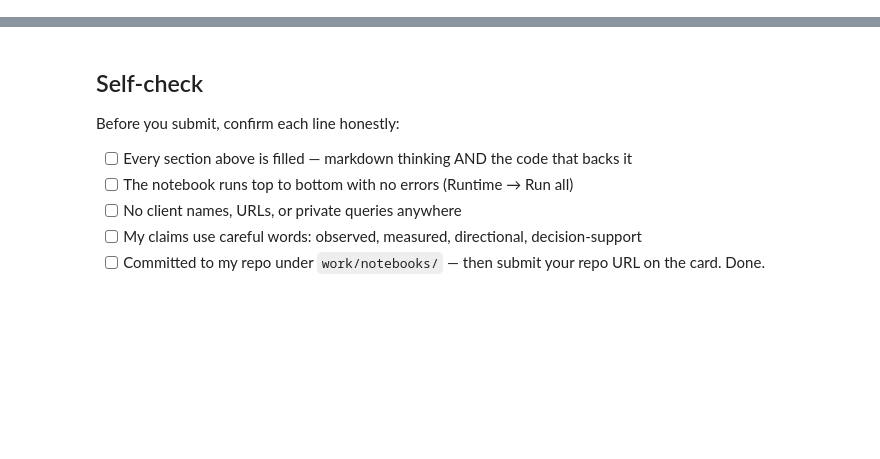
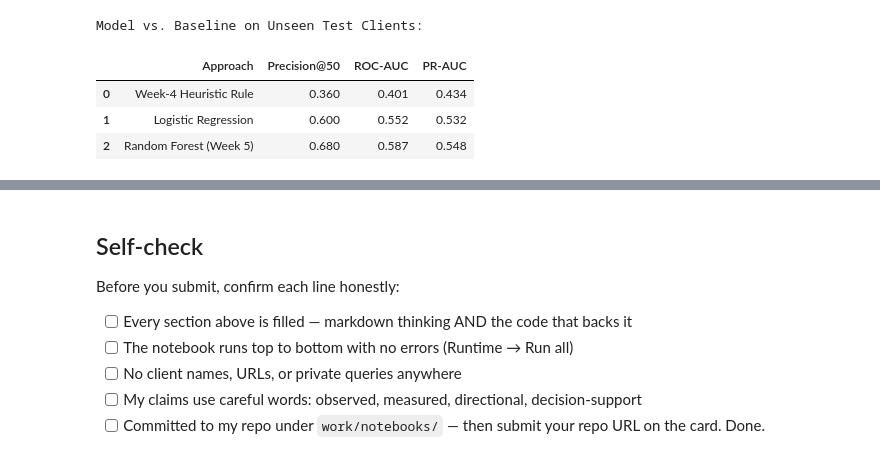
Before and after one commit to Venomm777/FlyAi, a Jupyter notebook: work/notebooks/w05_model.ipynb, the cells around one changed output, grey strips where cells are left out. Cells and saved outputs as stored; diff of their text form; code cells hidden in the pictures; blank space fills up the shorter version.

```diff
--- a/work/notebooks/w05_model.ipynb
+++ b/work/notebooks/w05_model.ipynb
@@ -36,0 +203,45 @@ This skeleton is yours to fill. Work the sections **in order** — each one has
+# %%
+# 1. Evaluate Week-4 Heuristic Baseline on Test Set
+def score_week4_baseline(df):
+    rank_weight = 1.0 / np.maximum(1.0, df["avg_position_mar"] / 10.0)
+    ctr_gap = np.maximum(0.001, 0.04 - df["ctr_mar"])
+    return np.log10(df["impressions_mar"] + 1) * ctr_gap * rank_weight * 100.0
+
+baseline_scores = score_week4_baseline(df_test).values
+
+# 2. Fit Logistic Regression
+lr = LogisticRegression(max_iter=1000, random_state=42)
+lr.fit(X_train, y_train)
+prob_lr = lr.predict_proba(X_test)[:, 1]
+
+# 3. Fit Random Forest Classifier
+rf = RandomForestClassifier(n_estimators=100, max_depth=6, min_samples_leaf=20, random_state=42)
+rf.fit(X_train, y_train)
+prob_rf = rf.predict_proba(X_test)[:, 1]
+
+# 4. Metric Comparison Table
+def compute_metrics(scores, y_true):
+    top50_idx = np.argsort(-scores)[:50]
+    p50 = y_true[top50_idx].mean()
+    roc = roc_auc_score(y_true, scores)
+    pr = average_precision_score(y_true, scores)
+    return p50, roc, pr
+
+p50_b, roc_b, pr_b = compute_metrics(baseline_scores, y_test)
+p50_lr, roc_lr, pr_lr = compute_metrics(prob_lr, y_test)
+p50_rf, roc_rf, pr_rf = compute_metrics(prob_rf, y_test)
+
+comparison_df = pd.DataFrame([
+    {"Approach": "Week-4 Heuristic Rule", "Precision@50": f"{p50_b:.3f}", "ROC-AUC": f"{roc_b:.3f}", "PR-AUC": f"{pr_b:.3f}"},
+    {"Approach": "Logistic Regression", "Precision@50": f"{p50_lr:.3f}", "ROC-AUC": f"{roc_lr:.3f}", "PR-AUC": f"{pr_lr:.3f}"},
+    {"Approach": "Random Forest (Week 5)", "Precision@50": f"{p50_rf:.3f}", "ROC-AUC": f"{roc_rf:.3f}", "PR-AUC": f"{pr_rf:.3f}"}
+])
+
+print("Model vs. Baseline on Unseen Test Clients:")
+display(comparison_df)
+# %% [output]
+Model vs. Baseline on Unseen Test Clients:
+|  | Approach | Precision@50 | ROC-AUC | PR-AUC |
+| 0 | Week-4 Heuristic Rule | 0.360 | 0.401 | 0.434 |
+| 1 | Logistic Regression | 0.600 | 0.552 | 0.532 |
+| 2 | Random Forest (Week 5) | 0.680 | 0.587 | 0.548 |
```
Also changed, not shown: parts of 17 cells of this notebook.
